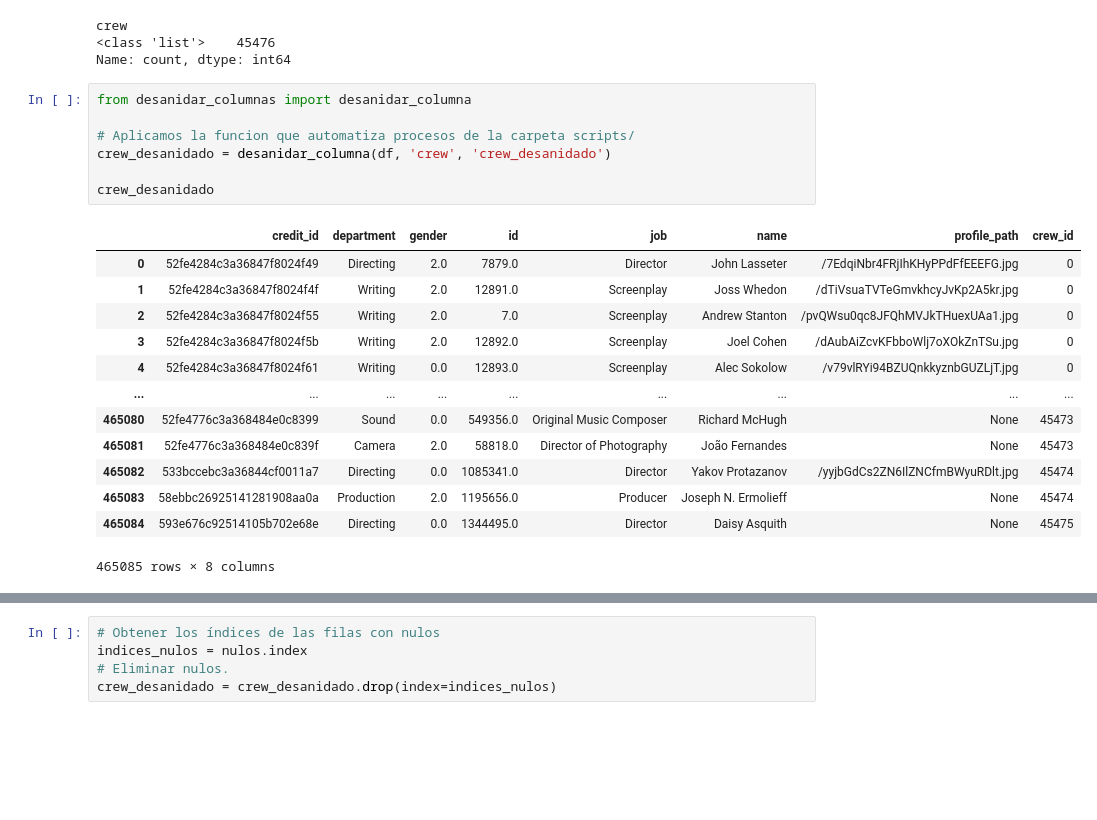
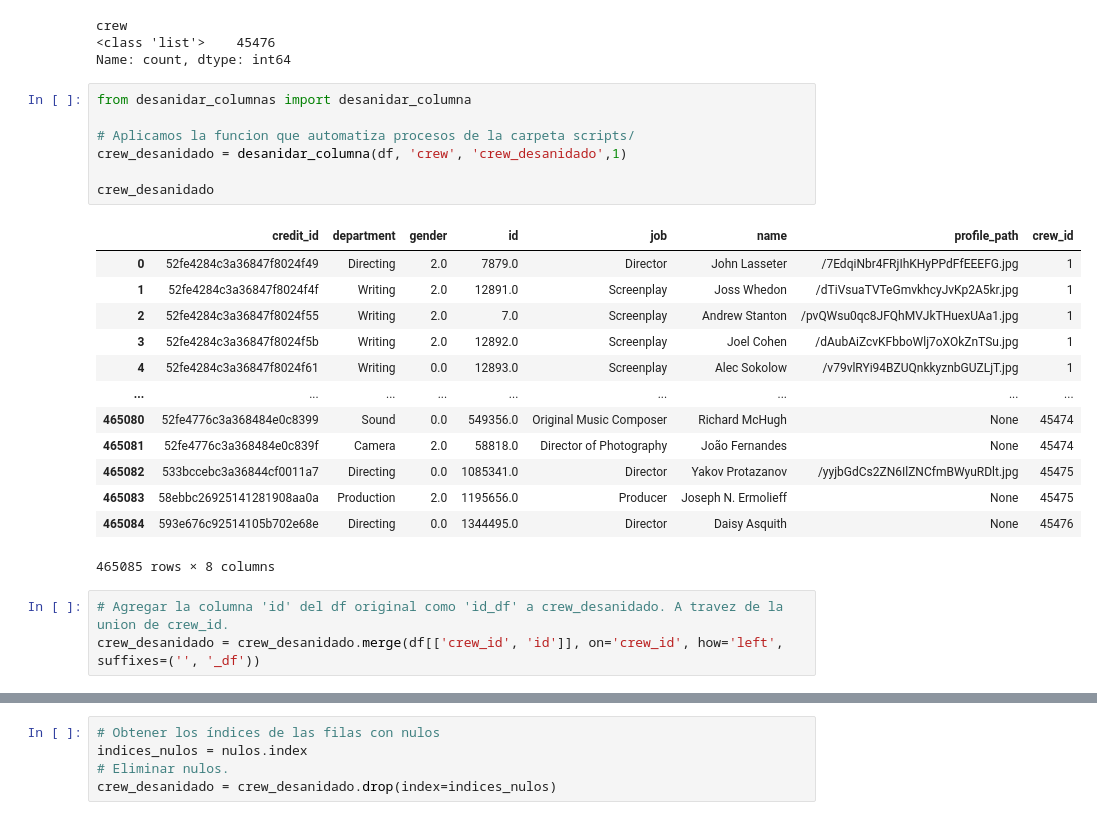
Before and after one commit to mauricioarcez/MLops, a Jupyter notebook: notebooks/etl_credits.ipynb, the cells around one changed output, grey strips where cells are left out. Drawn from its saved outputs; the diff is of its cells as text; blank space fills up the shorter version.

Commit message:
optimizacion dataframe

```diff
--- a/notebooks/etl_credits.ipynb
+++ b/notebooks/etl_credits.ipynb
@@ -127,24 +131,27 @@ Name: count, dtype: int64
 # %%
 from desanidar_columnas import desanidar_columna
 
 # Aplicamos la funcion que automatiza procesos de la carpeta scripts/
-crew_desanidado = desanidar_columna(df, 'crew', 'crew_desanidado')
+crew_desanidado = desanidar_columna(df, 'crew', 'crew_desanidado',1)
 
 crew_desanidado
 # %% [output]
 |  | credit_id | department | gender | id | job | name | profile_path | crew_id |
-| 0 | 52fe4284c3a36847f8024f49 | Directing | 2.0 | 7879.0 | Director | John Lasseter | /7EdqiNbr4FRjIhKHyPPdFfEEEFG.jpg | 0 |
-| 1 | 52fe4284c3a36847f8024f4f | Writing | 2.0 | 12891.0 | Screenplay | Joss Whedon | /dTiVsuaTVTeGmvkhcyJvKp2A5kr.jpg | 0 |
-| 2 | 52fe4284c3a36847f8024f55 | Writing | 2.0 | 7.0 | Screenplay | Andrew Stanton | /pvQWsu0qc8JFQhMVJkTHuexUAa1.jpg | 0 |
-| 3 | 52fe4284c3a36847f8024f5b | Writing | 2.0 | 12892.0 | Screenplay | Joel Cohen | /dAubAiZcvKFbboWlj7oXOkZnTSu.jpg | 0 |
-| 4 | 52fe4284c3a36847f8024f61 | Writing | 0.0 | 12893.0 | Screenplay | Alec Sokolow | /v79vlRYi94BZUQnkkyznbGUZLjT.jpg | 0 |
+| 0 | 52fe4284c3a36847f8024f49 | Directing | 2.0 | 7879.0 | Director | John Lasseter | /7EdqiNbr4FRjIhKHyPPdFfEEEFG.jpg | 1 |
+| 1 | 52fe4284c3a36847f8024f4f | Writing | 2.0 | 12891.0 | Screenplay | Joss Whedon | /dTiVsuaTVTeGmvkhcyJvKp2A5kr.jpg | 1 |
+| 2 | 52fe4284c3a36847f8024f55 | Writing | 2.0 | 7.0 | Screenplay | Andrew Stanton | /pvQWsu0qc8JFQhMVJkTHuexUAa1.jpg | 1 |
+| 3 | 52fe4284c3a36847f8024f5b | Writing | 2.0 | 12892.0 | Screenplay | Joel Cohen | /dAubAiZcvKFbboWlj7oXOkZnTSu.jpg | 1 |
+| 4 | 52fe4284c3a36847f8024f61 | Writing | 0.0 | 12893.0 | Screenplay | Alec Sokolow | /v79vlRYi94BZUQnkkyznbGUZLjT.jpg | 1 |
 | ... | ... | ... | ... | ... | ... | ... | ... | ... |
-| 465080 | 52fe4776c3a368484e0c8399 | Sound | 0.0 | 549356.0 | Original Music Composer | Richard McHugh | None | 45473 |
-| 465081 | 52fe4776c3a368484e0c839f | Camera | 2.0 | 58818.0 | Director of Photography | João Fernandes | None | 45473 |
-| 465082 | 533bccebc3a36844cf0011a7 | Directing | 0.0 | 1085341.0 | Director | Yakov Protazanov | /yyjbGdCs2ZN6IlZNCfmBWyuRDlt.jpg | 45474 |
-| 465083 | 58ebbc26925141281908aa0a | Production | 2.0 | 1195656.0 | Producer | Joseph N. Ermolieff | None | 45474 |
-| 465084 | 593e676c92514105b702e68e | Directing | 0.0 | 1344495.0 | Director | Daisy Asquith | None | 45475 |
+| 465080 | 52fe4776c3a368484e0c8399 | Sound | 0.0 | 549356.0 | Original Music Composer | Richard McHugh | None | 45474 |
+| 465081 | 52fe4776c3a368484e0c839f | Camera | 2.0 | 58818.0 | Director of Photography | João Fernandes | None | 45474 |
+| 465082 | 533bccebc3a36844cf0011a7 | Directing | 0.0 | 1085341.0 | Director | Yakov Protazanov | /yyjbGdCs2ZN6IlZNCfmBWyuRDlt.jpg | 45475 |
+| 465083 | 58ebbc26925141281908aa0a | Production | 2.0 | 1195656.0 | Producer | Joseph N. Ermolieff | None | 45475 |
+| 465084 | 593e676c92514105b702e68e | Directing | 0.0 | 1344495.0 | Director | Daisy Asquith | None | 45476 |
 465085 rows × 8 columns
+# %%
+# Agregar la columna 'id' del df original como 'id_df' a crew_desanidado. A travez de la union de crew_id.
+crew_desanidado = crew_desanidado.merge(df[['crew_id', 'id']], on='crew_id', how='left', suffixes=('', '_df'))
 # %%
 # Vemos que son 465085 filas. Asi que trataremos de ver si contienen nulos que podamos eliminar.
 # Muestra un porcentaje de nulos de cada columna.
```
Also changed, not shown: parts of 11 cells of this notebook, 9 other files.
